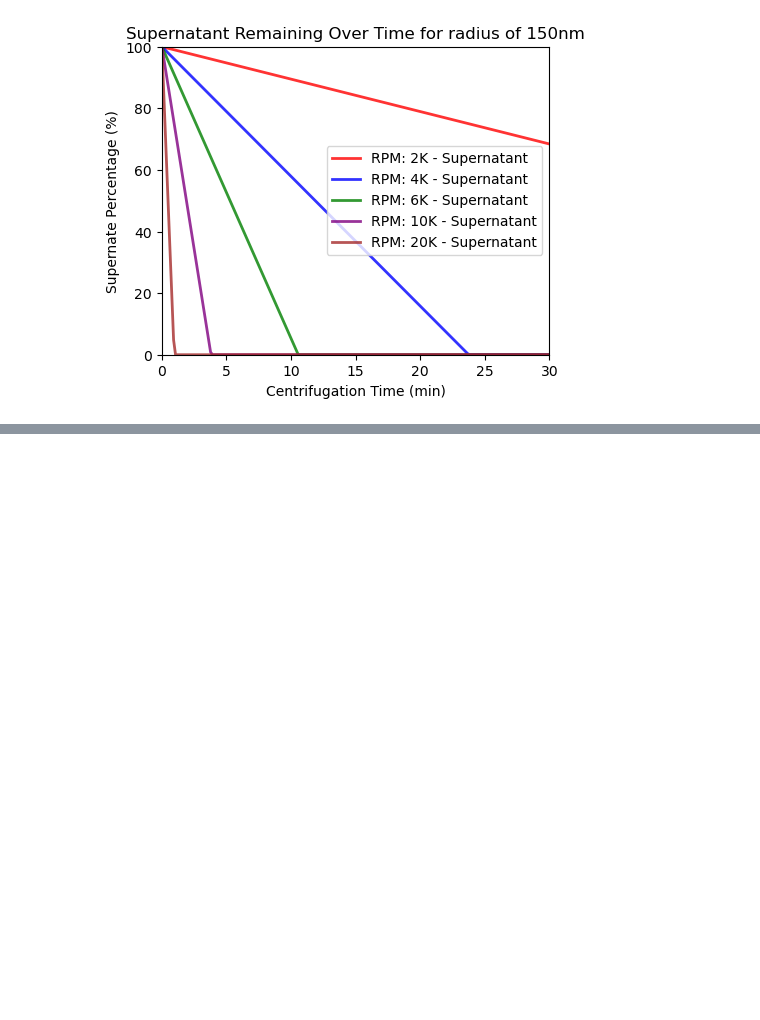
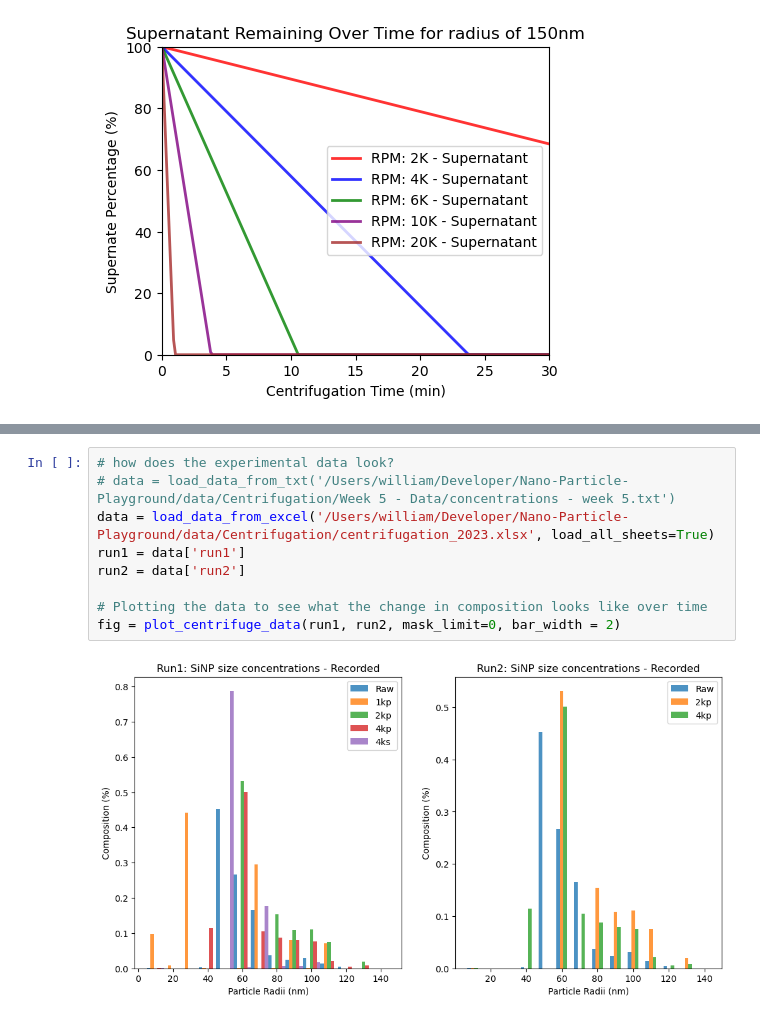
Before and after one commit to williammcmp/Nano-Particle-Playground, a Jupyter notebook: Centrifugation Model.ipynb, the cells around one changed output, grey strips where cells are left out. Drawn from its saved outputs; the diff is of its cells as text; blank space fills up the shorter version.

```diff
--- a/Centrifugation Model.ipynb
+++ b/Centrifugation Model.ipynb
@@ -356,0 +329,11 @@ ax.legend()
+# %%
+# how does the experimental data look?
+# data = load_data_from_txt('/Users/william/Developer/Nano-Particle-Playground/data/Centrifugation/Week 5 - Data/concentrations - week 5.txt')
+data = load_data_from_excel('/Users/william/Developer/Nano-Particle-Playground/data/Centrifugation/centrifugation_2023.xlsx', load_all_sheets=True)
+run1 = data['run1']
+run2 = data['run2']
+
+# Plotting the data to see what the change in composition looks like over time
+fig = plot_centrifuge_data(run1, run2, mask_limit=0, bar_width = 2)
+# %% [output]
+[figure, added]
```
Also changed, not shown: parts of 30 cells of this notebook.
